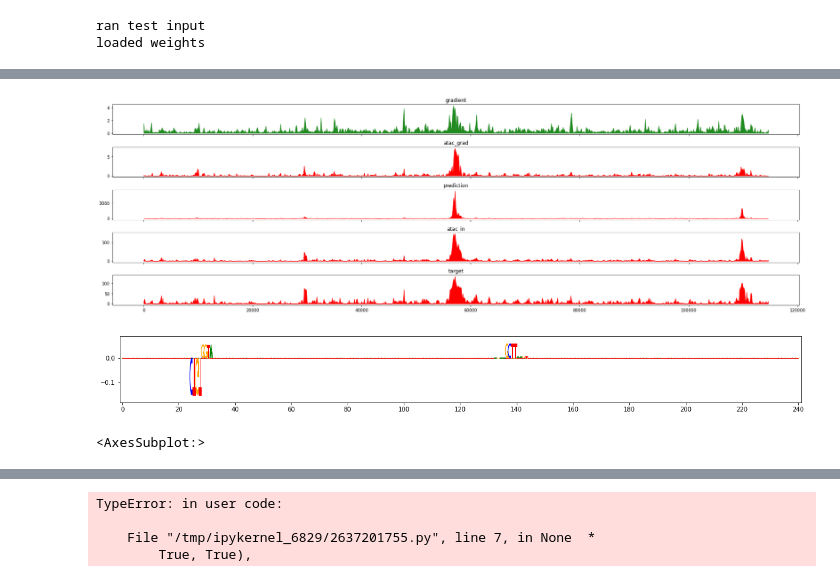
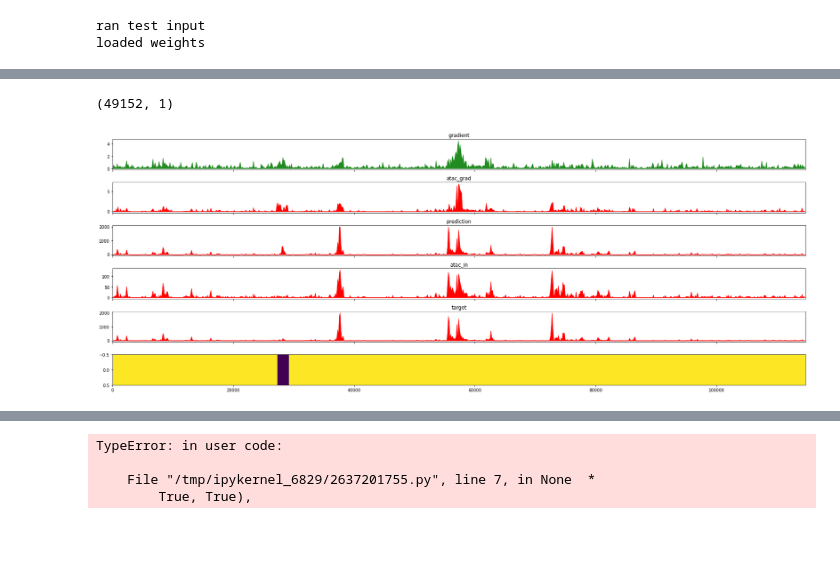
Before and after one commit to abuchin/genformer, a Jupyter notebook: visualize_embeddings.ipynb, the cells around one changed output, grey strips where cells are left out. Cells and saved outputs as stored; diff of their text form; code cells hidden in the pictures; blank space fills up the shorter version.

```diff
--- a/visualize_embeddings.ipynb
+++ b/visualize_embeddings.ipynb
@@ -123,7 +123,7 @@ model = aformer.aformer(kernel_transformation='relu_kernel_transformation',
 test = tf.ones((1,196608,4)),tf.ones((1,49152,1))#,tf.ones((1,1,1536))
 model(test,training=False)
 print('ran test input')
-model.load_weights("gs://picard-testing-176520/genformer_atac_pretrain/models/aformer_baseline_genformer_atac_196k_glob_acc-False_load-False_frz-False_LR1-0.0002_LR2-0.0002_T-6_D-0.15_2023-03-24_19:48:31/iteration_34/saved_model")
+model.load_weights("gs://picard-testing-176520/genformer_atac_pretrain/models/aformer_baseline_genformer_atac_196k_glob_acc-False_load-False_frz-False_LR1-0.0002_LR2-0.0002_T-6_D-0.25_2023-03-25_03:14:15/iteration_54/saved_model")
 print('loaded weights')
 # %% [output]
 ran test input
@@ -321,12 +320,11 @@ Lambda fuctions will be no more assumed to be used in the statement where they a
 # %%
 
-def plot_tracks(tracks, peaks, start,end, height=1.5):
-  fig, axes = plt.subplots(len(tracks), 1, figsize=(24, height * len(tracks)), sharex=True)
+def plot_tracks(tracks, peaks, start, end, height=1.5):
+  fig, axes = plt.subplots(len(tracks)+1, 1, figsize=(24, height * (len(tracks)+1)), sharex=True)
   for ax, (title, y) in zip(axes, tracks.items()):
     ax.fill_between(np.linspace(start, end, num=len(y[0])), y[0],color=y[1])
     ax.set_title(title)
-  #ax.imshow(peaks, aspect = "auto", cmap="viridis")
-
+  axes[-1].imshow(peaks, aspect = "auto", cmap="viridis")
   plt.tight_layout()
 
 
@@ -334,10 +332,12 @@ seq_grad = tf.math.abs(tf.reduce_sum(tf.reshape(seq_grads, [1536,128]),axis=1))[
 atac_grad = tf.math.abs(tf.reduce_sum(tf.reshape(atac_grads,[1536,32]),axis=1))[320:-320]
 tracks={'gradient': (np.log(1.0+seq_grad), 'forestgreen'),
         'atac_grad': (np.log(1.0+atac_grad),'red'),
-        'prediction': (prediction[0,:,0],'red'),
+        'prediction': (np.minimum(2000,prediction[0,:,0]),'red'),
         'atac_in': (tf.reduce_sum(tf.reshape(test['atac'][0,:,0], [1536,32]),axis=1)[320:-320],'red'),
-        'target': (test['target'][0,:,0],'red')}
+        'target': (np.minimum(2000,test['target'][0,:,0]),'red')}
 
 
-plot_tracks(tracks, test['peaks'],0,114608)
+atac_mask_expanded = tf.transpose(tf.slice(tf.expand_dims(tf.reshape(tf.tile(atac_mask,[1,4]),[-1]),axis=1),
+         [40960,0],[114688,-1]))
+plot_tracks(tracks, atac_mask_expanded,0,114608)
 # %% [output]
@@ -411,14 +406,15 @@ plot_tracks(tracks,peaks_expand, 0,196608)
 # %%
 atac_mask = np.ones((1536,1))
-for k in tf.range(795,805):
-    atac_mask[k,0] = 1.0
+for k in tf.range(533,548):
+    atac_mask[k,0] = 0.0
+
 atac_mask = tf.constant(atac_mask,dtype=tf.float32)
 
 atac_mask = tf.reshape(tf.tile(atac_mask, [1,32]),[-1])
 atac_mask = tf.expand_dims(atac_mask,axis=1)
-atac_mask.shape
+print(atac_mask.shape)
 
-filename = "gs://picard-testing-176520/genformer_atac_pretrain/genformer_atac_pretrain_globalacc_conv_rpgc_holdout_SINGLE/HG_Jurkat_stim.chr3-190514060-190514238.IL1RAP_promoter.tfr"
+filename = "gs://picard-testing-176520/genformer_atac_pretrain/genformer_atac_pretrain_globalacc_conv_rpgc_holdout_SINGLE/HG_K562.chr14-75278735-75278969.FOS_promoter.tfr"
 
 g = tf.random.Generator.from_seed(datetime.now().timestamp())
 dataset = tf.data.TFRecordDataset(filename,
@@ -448,39 +444,33 @@ for k in range(896):
         mask[0,k,0]=1
 
 seq_grads, atac_grads,prediction,att_matrices,embedding = contribution_input_grad(model,inputs, mask)
+# %% [output]
+(49152, 1)
 # %%
 
-def plot_tracks(tracks, peaks, start,end, height=1.5):
-  fig, axes = plt.subplots(len(tracks), 1, figsize=(24, height * len(tracks)), sharex=True)
+def plot_tracks(tracks, peaks, start, end, height=1.5):
+  fig, axes = plt.subplots(len(tracks)+1, 1, figsize=(24, height * (len(tracks)+1)), sharex=True)
   for ax, (title, y) in zip(axes, tracks.items()):
     ax.fill_between(np.linspace(start, end, num=len(y[0])), y[0],color=y[1])
     ax.set_title(title)
-  #ax.imshow(peaks, aspect = "auto", cmap="viridis")
-
+  axes[-1].imshow(peaks, aspect = "auto", cmap="viridis")
   plt.tight_layout()
 
 
 seq_grad = tf.math.abs(tf.reduce_sum(tf.reshape(seq_grads, [1536,128]),axis=1))[320:-320]
 atac_grad = tf.math.abs(tf.reduce_sum(tf.reshape(atac_grads,[1536,32]),axis=1))[320:-320]
 tracks={'gradient': (np.log(1.0+seq_grad), 'forestgreen'),
         'atac_grad': (np.log(1.0+atac_grad),'red'),
-        'prediction': (prediction[0,:,0],'red'),
+        'prediction': (np.minimum(2000,prediction[0,:,0]),'red'),
         'atac_in': (tf.reduce_sum(tf.reshape(test['atac'][0,:,0], [1536,32]),axis=1)[320:-320],'red'),
-        'target': (test['target'][0,:,0],'red')}
+        'target': (np.minimum(2000,test['target'][0,:,0]),'red')}
 
 
-plot_tracks(tracks, test['peaks'],0,114608)
+atac_mask_expanded = tf.transpose(tf.slice(tf.expand_dims(tf.reshape(tf.tile(atac_mask,[1,4]),[-1]),axis=1),
+         [40960,0],[114688,-1]))
+plot_tracks(tracks, atac_mask_expanded,0,114608)
 # %% [output]
-[figure, old version]
+[figure, new version]
-# %%
-import modisco.visualization
-from modisco.visualization import viz_sequence
-
-viz_sequence.plot_weights((test['sequence'][0,:,:4] * tf.expand_dims(tf.reshape(tf.tile(atac_grads,[1,4]), [-1]), axis=1))[102308:102548,:],
-                          subticks_frequency=20)
-# %% [output]
-[figure, removed]
-<AxesSubplot:>
 # %%
 ##### import modisco.visualization
 from modisco.visualization import viz_sequence
```
Also changed, not shown: parts of 12 cells of this notebook, 4 other files.
